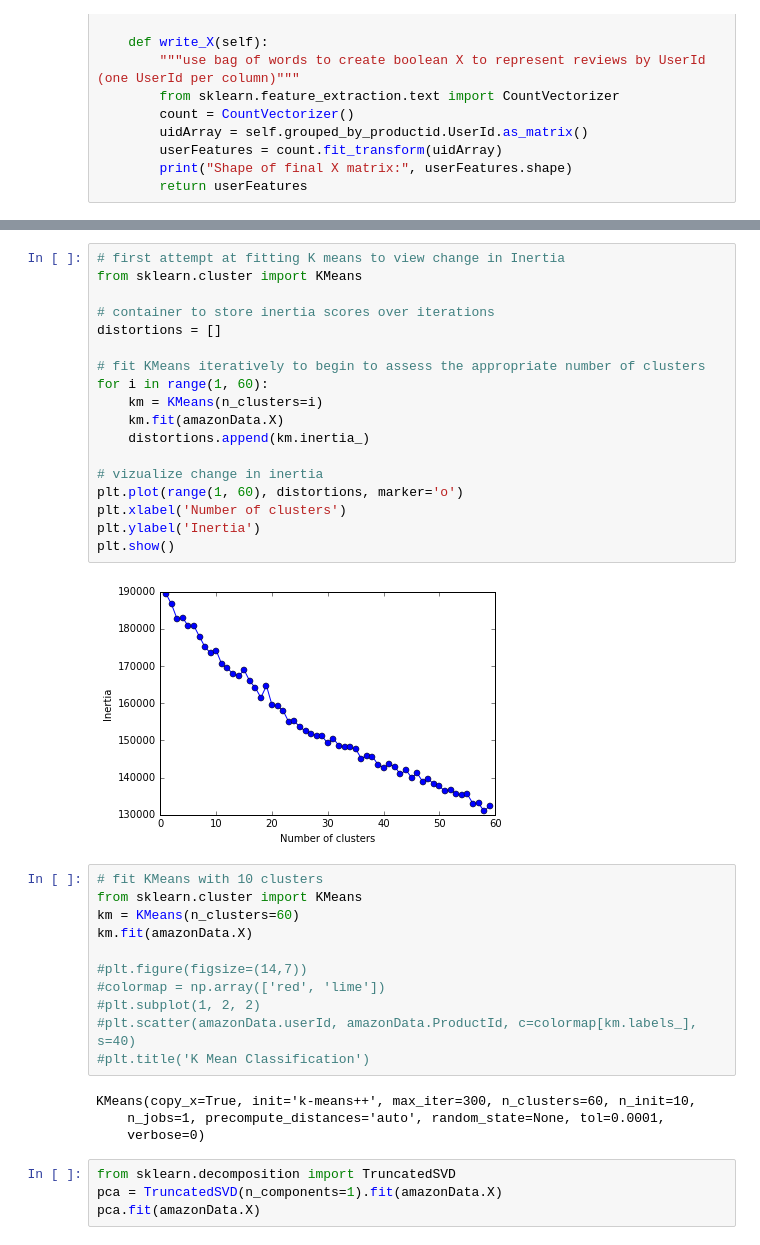
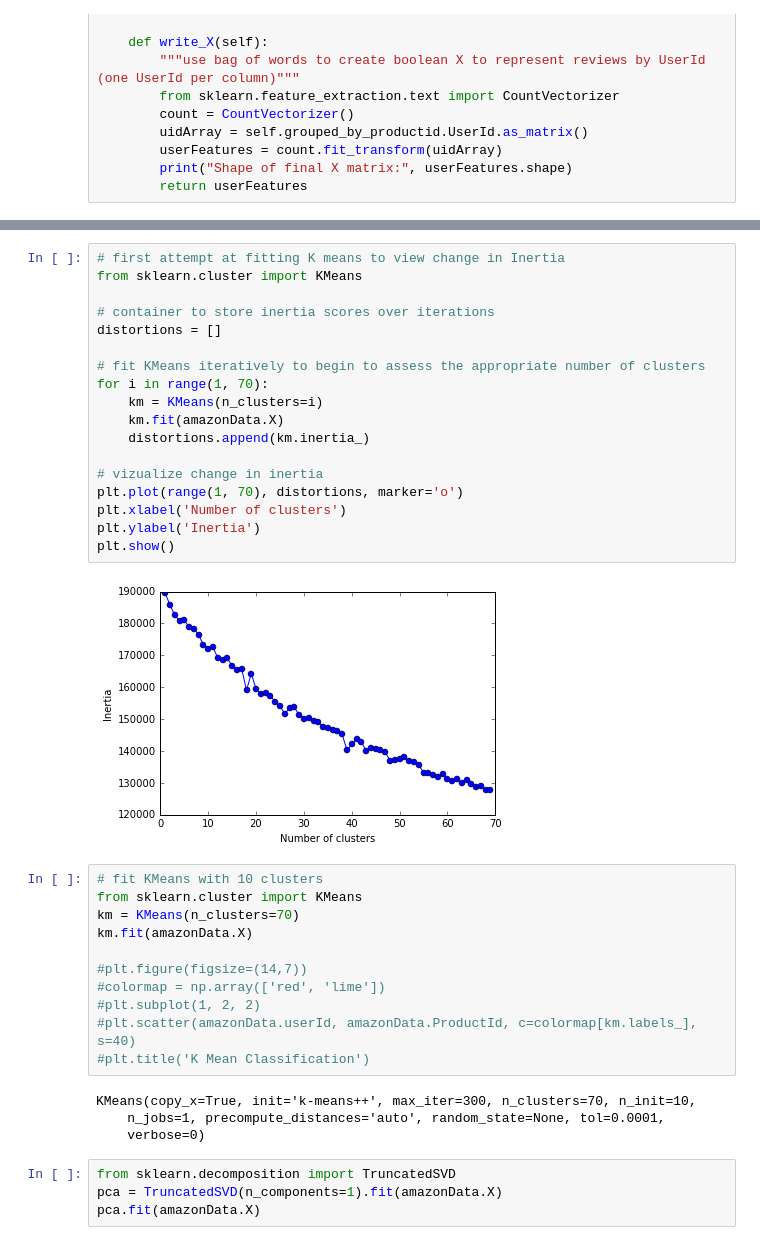
Before and after one commit to tannerjaime/PSAM-Machine-Learning, a Jupyter notebook: Clustering Amazon Reviews/kmeans_amazon.ipynb, the cells around one changed output, grey strips where cells are left out. Cells and saved outputs as stored; diff of their text form.

```diff
--- a/Clustering Amazon Reviews/kmeans_amazon.ipynb
+++ b/Clustering Amazon Reviews/kmeans_amazon.ipynb
@@ -124,27 +166,27 @@ AttributeError: 'ProcessAmazon' object has no attribute 'head'
 # %%
 # first attempt at fitting K means to view change in Inertia
 from sklearn.cluster import KMeans
 
 # container to store inertia scores over iterations
 distortions = []
 
 # fit KMeans iteratively to begin to assess the appropriate number of clusters
-for i in range(1, 60):
+for i in range(1, 70):
     km = KMeans(n_clusters=i)
     km.fit(amazonData.X)
     distortions.append(km.inertia_)
 
 # vizualize change in inertia
-plt.plot(range(1, 60), distortions, marker='o')
+plt.plot(range(1, 70), distortions, marker='o')
 plt.xlabel('Number of clusters')
 plt.ylabel('Inertia')
 plt.show()
 # %% [output]
-[figure, old version]
+[figure, new version]
 # %%
 # fit KMeans with 10 clusters
 from sklearn.cluster import KMeans
-km = KMeans(n_clusters=60)
+km = KMeans(n_clusters=70)
 km.fit(amazonData.X)
 
 #plt.figure(figsize=(14,7))
@@ -153,7 +195,7 @@ km.fit(amazonData.X)
 #plt.scatter(amazonData.userId, amazonData.ProductId, c=colormap[km.labels_], s=40)
 #plt.title('K Mean Classification')
 # %% [output]
-KMeans(copy_x=True, init='k-means++', max_iter=300, n_clusters=60, n_init=10,
+KMeans(copy_x=True, init='k-means++', max_iter=300, n_clusters=70, n_init=10,
     n_jobs=1, precompute_distances='auto', random_state=None, tol=0.0001,
     verbose=0)
 # %%
```
Also changed, not shown: parts of 4 cells of this notebook.
